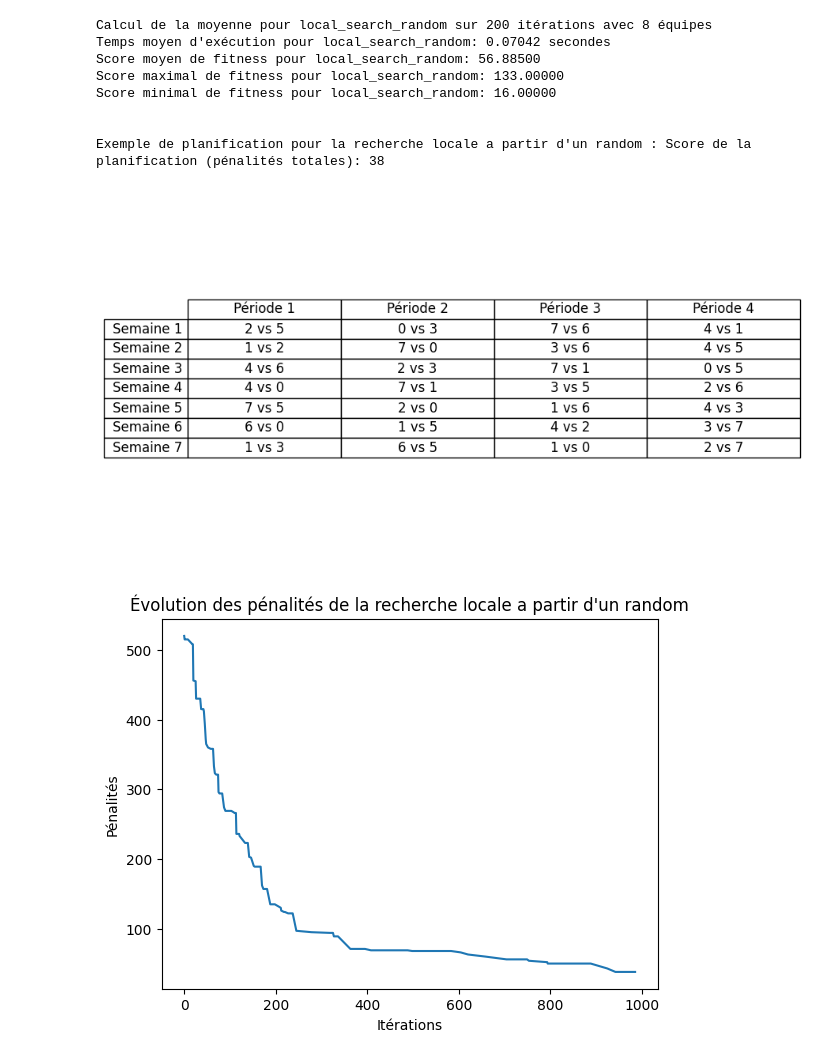
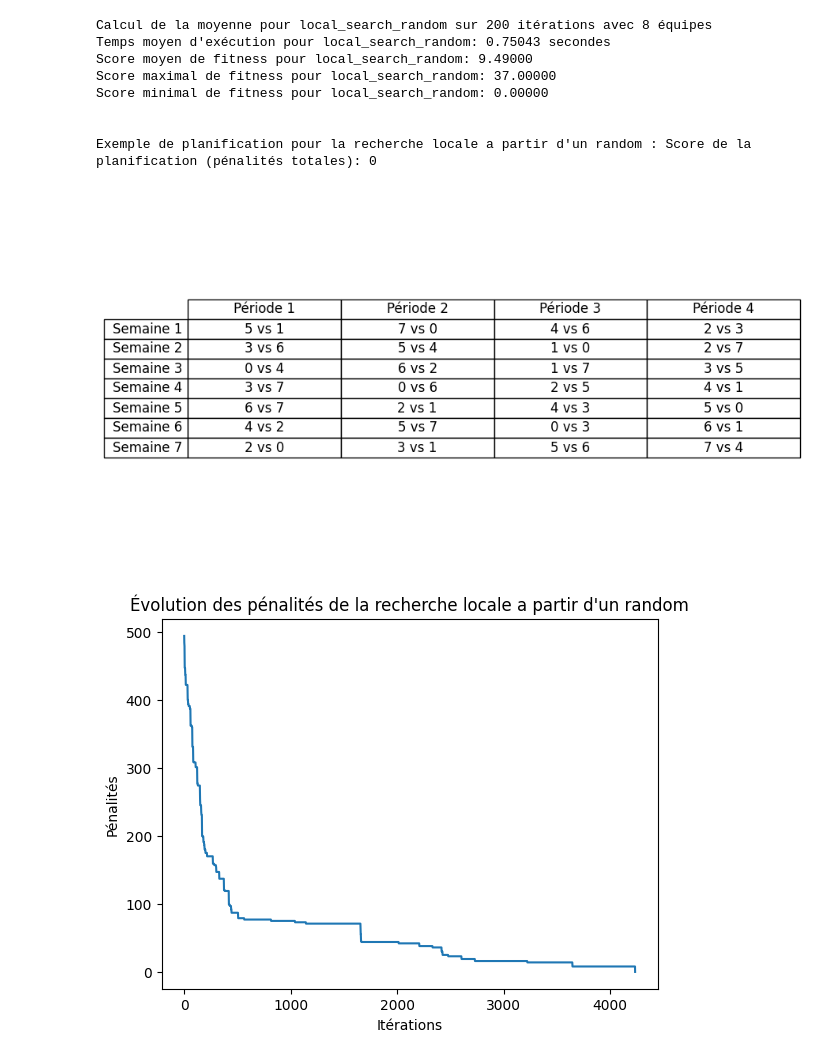
Before and after one commit to LandOS973/matheuristique, a Jupyter notebook: matheuristique.ipynb, the cells around one changed output. Saved outputs shown, nothing was run; the diff lists cells and outputs as text; code cells hidden in the pictures.

```diff
--- a/matheuristique.ipynb
+++ b/matheuristique.ipynb
@@ -77,17 +77,17 @@ def mean_score(algo='glouton', num_teams=8, it=200):
         elif algo == 'random':
             schedule = random_schedule.random_round_robin_schedule(num_teams)
         elif algo == 'local_search_random':
-            schedule = local_search_descente.local_search(random_schedule.random_round_robin_schedule(num_teams), num_teams, max_iterations=1000, verbose=False)[0]
+            schedule = local_search_descente.local_search(random_schedule.random_round_robin_schedule(num_teams), num_teams, max_iterations=10000, verbose=False)[0]
         elif algo == 'local_search_glouton':
-            schedule = local_search_descente.local_search(glouton.round_robin_schedule(num_teams), num_teams, max_iterations=1000, verbose=False)[0]
+            schedule = local_search_descente.local_search(glouton.round_robin_schedule(num_teams), num_teams, max_iterations=10000, verbose=False)[0]
         elif algo == 'simulated_annealing_random':
-            schedule = simulated_annealing.simulated_annealing(random_schedule.random_round_robin_schedule(num_teams), num_teams, max_iterations=2000, verbose=False, initial_temp=initial_temp, cooling_rate=cooling_rate)[0]
+            schedule = simulated_annealing.simulated_annealing(random_schedule.random_round_robin_schedule(num_teams), num_teams, max_iterations=20000, verbose=False, initial_temp=initial_temp, cooling_rate=cooling_rate)[0]
         elif algo == 'simulated_annealing_glouton':
-            schedule = simulated_annealing.simulated_annealing(glouton.round_robin_schedule(num_teams), num_teams, max_iterations=2000, verbose=False, initial_temp=initial_temp, cooling_rate=cooling_rate)[0]
+            schedule = simulated_annealing.simulated_annealing(glouton.round_robin_schedule(num_teams), num_teams, max_iterations=20000, verbose=False, initial_temp=initial_temp, cooling_rate=cooling_rate)[0]
         elif algo == 'genetic_algorithm_simple':
-            schedule = AGSimple.genetic_algorithm(20, num_teams, 600)[0]
+            schedule = AGSimple.genetic_algorithm(20, num_teams, 400)[0]
         elif algo == 'genetic_algorithm_local_search':
-            schedule = AGlocalsearch.genetic_algorithm(20, num_teams, 600)[0]
+            schedule = AGlocalsearch.genetic_algorithm(20, num_teams, 400)[0]
         # Calculer le score de fitness
         score = fitness.evaluate_schedule(schedule, 8, False)
         sum_fitness += score  # Ajoute le score de fitness à la somme totale
@@ -155,31 +155,31 @@ Exemple de planification pour un random : Score de la planification (pénalités
 [figure]
 # %%
     # recherche locale
-    scheduleLocal, penaltyLocal, penalty_history = local_search_descente.local_search(scheduleRandom, num_teams, max_iterations=1000, verbose=False)
+    scheduleLocal, penaltyLocal, penalty_history = local_search_descente.local_search(scheduleRandom, num_teams, max_iterations=10000, verbose=False)
     print("\n")
     mean_score('local_search_random')
     print(f"Exemple de planification pour la recherche locale a partir d'un random : Score de la planification (pénalités totales): {penaltyLocal}")
     print_schedule(scheduleLocal)
     # Pour tracer les pénalités
     iterations = [entry[0] for entry in penalty_history]
     penalties = [entry[1] for entry in penalty_history]
 
     plt.plot(iterations, penalties)
     plt.xlabel('Itérations')
     plt.ylabel('Pénalités')
     plt.title('Évolution des pénalités de la recherche locale a partir d\'un random')
     plt.show()
 # %% [output]
 Calcul de la moyenne pour local_search_random sur 200 itérations avec 8 équipes
-Temps moyen d'exécution pour local_search_random: 0.07042 secondes
-Score moyen de fitness pour local_search_random: 56.88500
-Score maximal de fitness pour local_search_random: 133.00000
-Score minimal de fitness pour local_search_random: 16.00000
+Temps moyen d'exécution pour local_search_random: 0.75043 secondes
+Score moyen de fitness pour local_search_random: 9.49000
+Score maximal de fitness pour local_search_random: 37.00000
+Score minimal de fitness pour local_search_random: 0.00000
 
 
-Exemple de planification pour la recherche locale a partir d'un random : Score de la planification (pénalités totales): 38
+Exemple de planification pour la recherche locale a partir d'un random : Score de la planification (pénalités totales): 0
 [figure]
-[figure, old version]
+[figure, new version]
 # %%
     scheduleLocal, penaltyLocal, penalty_history = local_search_descente.local_search(scheduleGlouton, num_teams, max_iterations=1000, verbose=False)
     print("\n")
```
Also changed, not shown: parts of 8 cells of this notebook, 7 other files.
